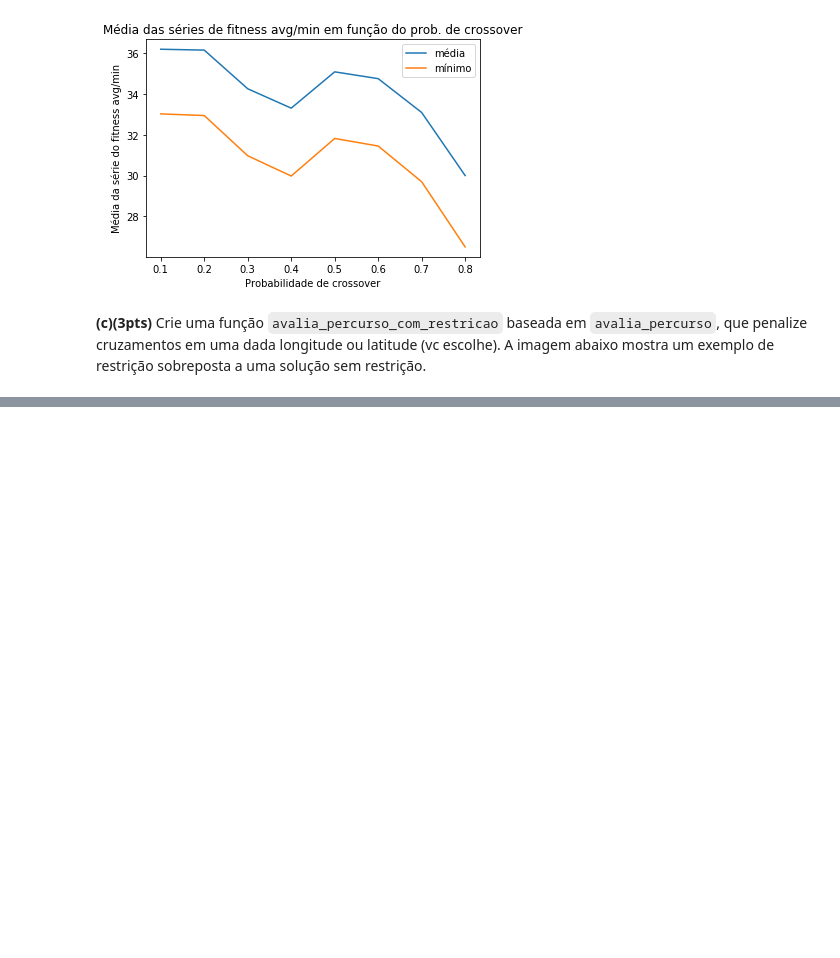
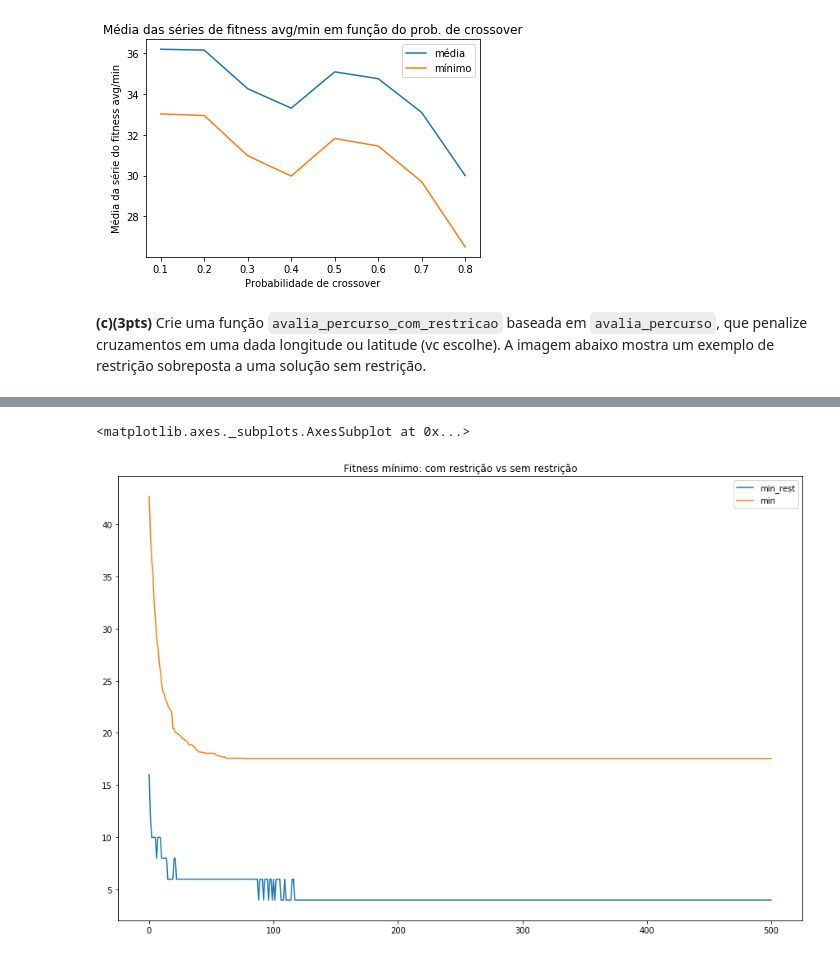
Before and after one commit to dcuoliveira/fgv-computational-intelligence, a Jupyter notebook: Ex3_GeneticAlgo.ipynb, the cells around one changed output, grey strips where cells are left out. Cells and saved outputs as stored; diff of their text form; code cells hidden in the pictures; blank space fills up the shorter version.

```diff
--- a/Ex3_GeneticAlgo.ipynb
+++ b/Ex3_GeneticAlgo.ipynb
@@ -226,0 +429,4 @@ Text(0, 0.5, 'Média da série do fitness avg/min')
+# %%
+df_final = pd.DataFrame({'min_rest': log.select('min'), 'avg_rest': log.select('avg'),
+                         'min': log1.select('min'), 'avg': log1.select('avg')})
+df_final.head()
@@ -226,0 +440,5 @@ Text(0, 0.5, 'Média da série do fitness avg/min')
+# %%
+df_final[['min_rest', 'min']].plot(figsize=(15,10), title= 'Fitness mínimo: com restrição vs sem restrição')
+# %% [output]
+<matplotlib.axes._subplots.AxesSubplot at 0x...>
+[figure, added]
```
Also changed, not shown: parts of 6 cells of this notebook, 1 other file.
